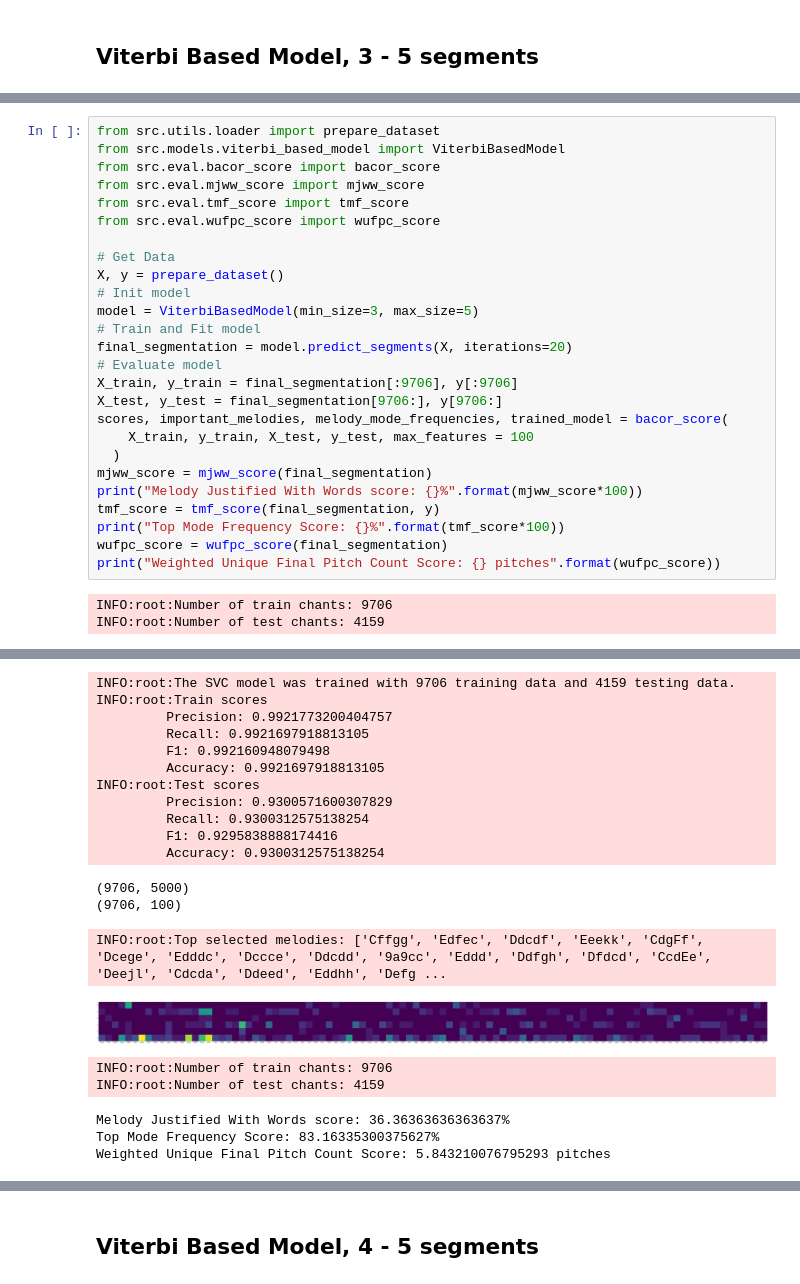
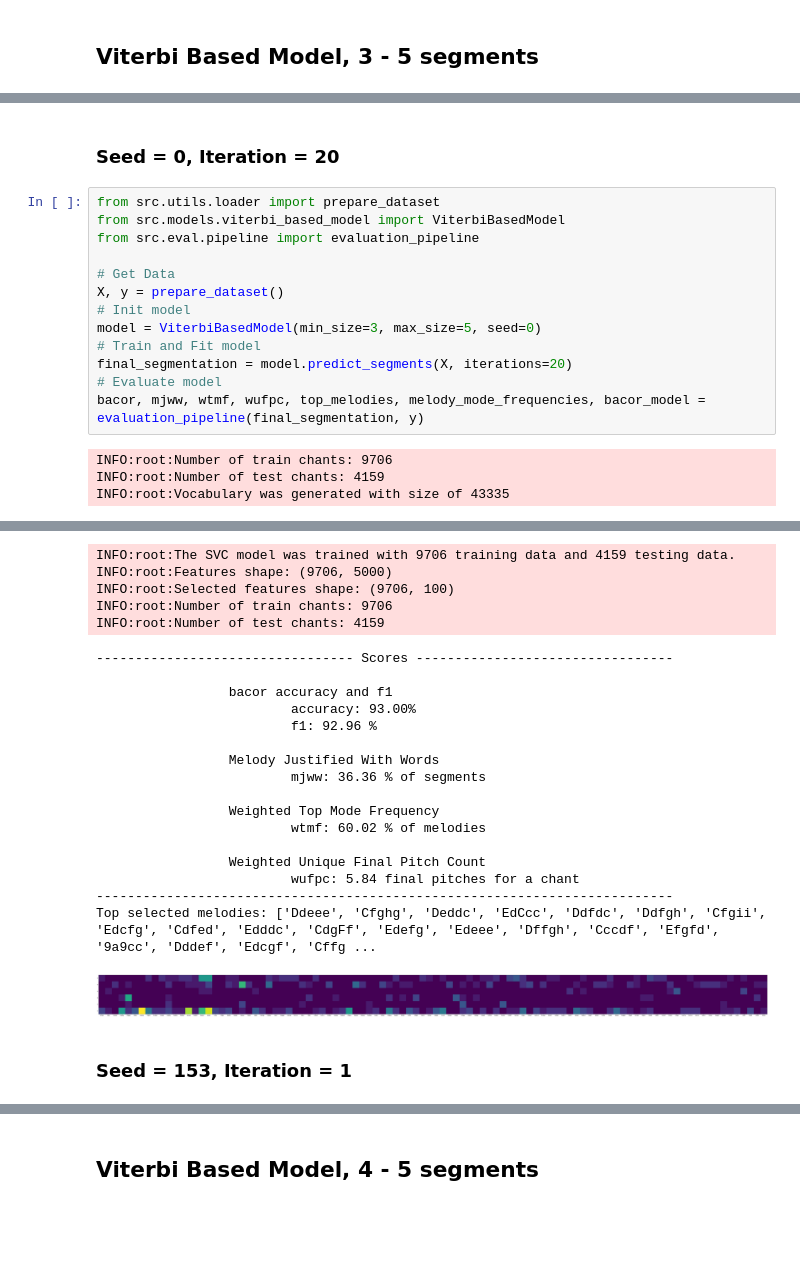
Before and after one commit to lanzv/Master-Thesis, a Jupyter notebook: models/experiments.ipynb, the cells around one changed output, grey strips where cells are left out. Saved outputs shown, nothing was run; the diff lists cells and outputs as text; blank space fills up the shorter version.

```diff
--- a/models/experiments.ipynb
+++ b/models/experiments.ipynb
@@ -256,29 +383,19 @@ Weighted Unique Final Pitch Count Score: 4.889643633321512 pitches
+# %% [markdown]
+### Seed = 0, Iteration = 20
 # %%
 from src.utils.loader import prepare_dataset
 from src.models.viterbi_based_model import ViterbiBasedModel
-from src.eval.bacor_score import bacor_score
-from src.eval.mjww_score import mjww_score
-from src.eval.tmf_score import tmf_score
-from src.eval.wufpc_score import wufpc_score
+from src.eval.pipeline import evaluation_pipeline
 
 # Get Data
 X, y = prepare_dataset()
 # Init model
-model = ViterbiBasedModel(min_size=3, max_size=5)
+model = ViterbiBasedModel(min_size=3, max_size=5, seed=0)
 # Train and Fit model
 final_segmentation = model.predict_segments(X, iterations=20)
 # Evaluate model
-X_train, y_train = final_segmentation[:9706], y[:9706]
-X_test, y_test = final_segmentation[9706:], y[9706:]
-scores, important_melodies, melody_mode_frequencies, trained_model = bacor_score(
-    X_train, y_train, X_test, y_test, max_features = 100
-  )
-mjww_score = mjww_score(final_segmentation)
-print("Melody Justified With Words score: {}%".format(mjww_score*100))
-tmf_score = tmf_score(final_segmentation, y)
-print("Top Mode Frequency Score: {}%".format(tmf_score*100))
-wufpc_score = wufpc_score(final_segmentation)
-print("Weighted Unique Final Pitch Count Score: {} pitches".format(wufpc_score))
+bacor, mjww, wtmf, wufpc, top_melodies, melody_mode_frequencies, bacor_model = evaluation_pipeline(final_segmentation, y)
 # %% [output]
 INFO:root:Number of train chants: 9706
 INFO:root:Number of test chants: 4159
+INFO:root:Vocabulary was generated with size of 43335
@@ -298,24 +415,28 @@ Vocabulary was generated with size of 43335
 18. Iteration
                          ['kjkhg', 'ghg', 'gfghg', 'hgh', 'fedd', 'fghgf', 'hgfgh', 'ghgfg', 'ggg', 'hgg', 'fedcd', 'hhgfg', 'kkk', 'efg', 'fghh', 'gfgh', 'ggh', 'gfed', 'ggk', 'hhg', 'mlkjh', 'efgfe' ...
 19. Iteration
                          ['kjkhg', 'ghg', 'gfghg', 'hgh', 'fedd', 'fghgf', 'hgfgh', 'ggg', 'hgg', 'ghgfg', 'fedcd', 'hhgfg', 'efg', 'kkk', 'gfed', 'fghh', 'ggh', 'gfgh', 'ggk', 'hhg', 'fgh', 'mlkjh',  ...
 INFO:root:The SVC model was trained with 9706 training data and 4159 testing data.
-INFO:root:Train scores
-         Precision: 0.9921773200404757
-         Recall: 0.9921697918813105
-         F1: 0.992160948079498
-         Accuracy: 0.9921697918813105
-INFO:root:Test scores
-         Precision: 0.9300571600307829
-         Recall: 0.9300312575138254
-         F1: 0.9295838888174416
-         Accuracy: 0.9300312575138254
+INFO:root:Features shape: (9706, 5000)
+INFO:root:Selected features shape: (9706, 100)
+INFO:root:Number of train chants: 9706
+INFO:root:Number of test chants: 4159
-(9706, 5000)
-(9706, 100)
+--------------------------------- Scores ---------------------------------
+
+                 bacor accuracy and f1
+                         accuracy: 93.00%
+                         f1: 92.96 %
+
+                 Melody Justified With Words
+                         mjww: 36.36 % of segments
+
+                 Weighted Top Mode Frequency
+                         wtmf: 60.02 % of melodies
+
+                 Weighted Unique Final Pitch Count
+                         wufpc: 5.84 final pitches for a chant
+--------------------------------------------------------------------------
+Top selected melodies: ['Ddeee', 'Cfghg', 'Deddc', 'EdCcc', 'Ddfdc', 'Ddfgh', 'Cfgii', 'Edcfg', 'Cdfed', 'Edddc', 'CdgFf', 'Edefg', 'Edeee', 'Dffgh', 'Cccdf', 'Efgfd', '9a9cc', 'Dddef', 'Edcgf', 'Cffg ...
-INFO:root:Top selected melodies: ['Cffgg', 'Edfec', 'Ddcdf', 'Eeekk', 'CdgFf', 'Dcege', 'Edddc', 'Dccce', 'Ddcdd', '9a9cc', 'Eddd', 'Ddfgh', 'Dfdcd', 'CcdEe', 'Deejl', 'Cdcda', 'Ddeed', 'Eddhh', 'Defg ...
-[figure, old version]
+[figure, new version]
-INFO:root:Number of train chants: 9706
-INFO:root:Number of test chants: 4159
-Melody Justified With Words score: 36.36363636363637%
-Top Mode Frequency Score: 83.16335300375627%
-Weighted Unique Final Pitch Count Score: 5.843210076795293 pitches
+# %% [markdown]
+### Seed = 153, Iteration = 1
```
Also changed, not shown: parts of 22 cells of this notebook, 17 other files.
